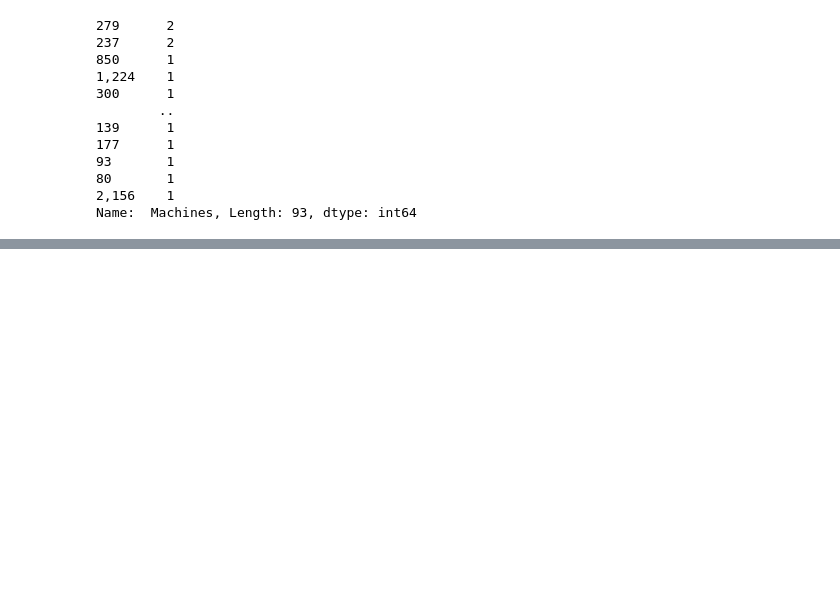
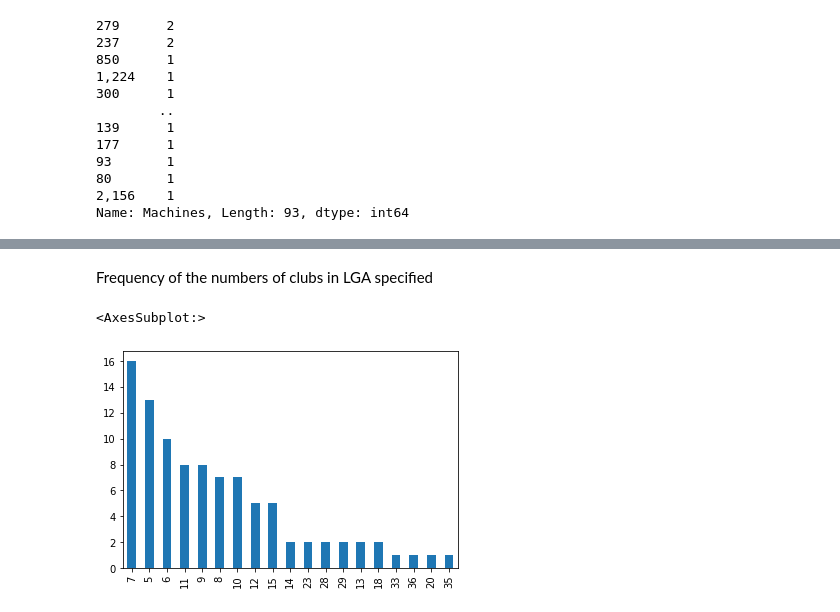
Before and after one commit to BY-2224/clubs-gaming-machine-data, a Jupyter notebook: gaming data.ipynb, the cells around one changed output, grey strips where cells are left out. Drawn from its saved outputs; the diff is of its cells as text; code cells hidden in the pictures; blank space fills up the shorter version.

```diff
--- a/gaming data.ipynb
+++ b/gaming data.ipynb
@@ -200,0 +238,7 @@ gaming_data.groupby([" Machines"]).mean()
+# %% [markdown]
+Frequency of the numbers of clubs in LGA specified
+# %%
+gaming_data["Premises Count"].value_counts().plot(kind="bar")
+# %% [output]
+<AxesSubplot:>
+[figure, added]
```
Also changed, not shown: parts of 28 cells of this notebook, 1 other file.
